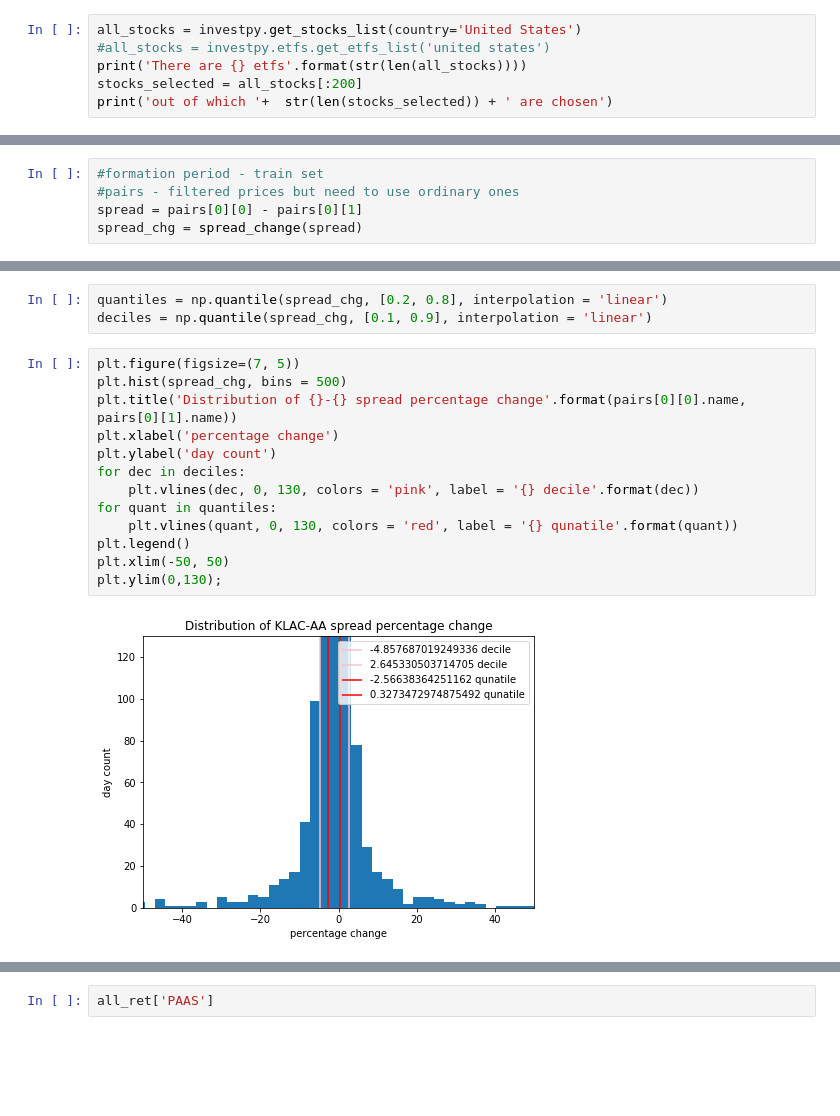
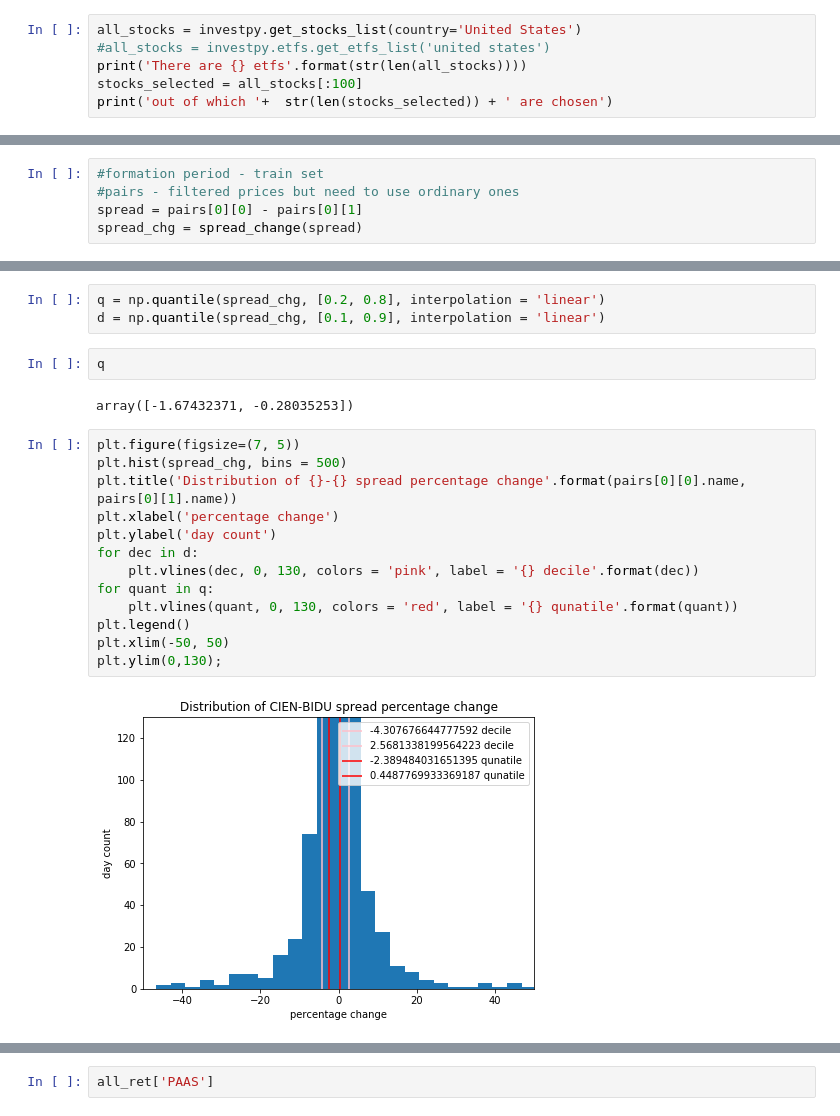
Before and after one commit to anastasia-yaschenko/Quantitative-Analytics-programme, a Jupyter notebook: Algo trading.ipynb, the cells around one changed output, grey strips where cells are left out. Cells and saved outputs as stored; diff of their text form; blank space fills up the shorter version.

```diff
--- a/Algo trading.ipynb
+++ b/Algo trading.ipynb
@@ -15,7 +15,7 @@ register_matplotlib_converters()
 all_stocks = investpy.get_stocks_list(country='United States')
 #all_stocks = investpy.etfs.get_etfs_list('united states')
 print('There are {} etfs'.format(str(len(all_stocks))))
-stocks_selected = all_stocks[:200]
+stocks_selected = all_stocks[:100]
 print('out of which '+  str(len(stocks_selected)) + ' are chosen')
 # %%
 #stocks_selected = ' '.join(stocks_selected)
@@ -333,18 +327,22 @@ plot_acf(spread); #it is rather small, so try lags in range of 1
 # %%
-quantiles = np.quantile(spread_chg, [0.2, 0.8], interpolation = 'linear')
-deciles = np.quantile(spread_chg, [0.1, 0.9], interpolation = 'linear')
+q = np.quantile(spread_chg, [0.2, 0.8], interpolation = 'linear')
+d = np.quantile(spread_chg, [0.1, 0.9], interpolation = 'linear')
+# %%
+q
+# %% [output]
+array([-1.67432371, -0.28035253])
 # %%
 plt.figure(figsize=(7, 5))
 plt.hist(spread_chg, bins = 500)
 plt.title('Distribution of {}-{} spread percentage change'.format(pairs[0][0].name, pairs[0][1].name))
 plt.xlabel('percentage change')
 plt.ylabel('day count')
-for dec in deciles:
+for dec in d:
     plt.vlines(dec, 0, 130, colors = 'pink', label = '{} decile'.format(dec))
-for quant in quantiles:
+for quant in q:
     plt.vlines(quant, 0, 130, colors = 'red', label = '{} qunatile'.format(quant))
 plt.legend()
 plt.xlim(-50, 50)
 plt.ylim(0,130);
 # %% [output]
-[figure, old version]
+[figure, new version]
```
Also changed, not shown: parts of 28 cells of this notebook.
